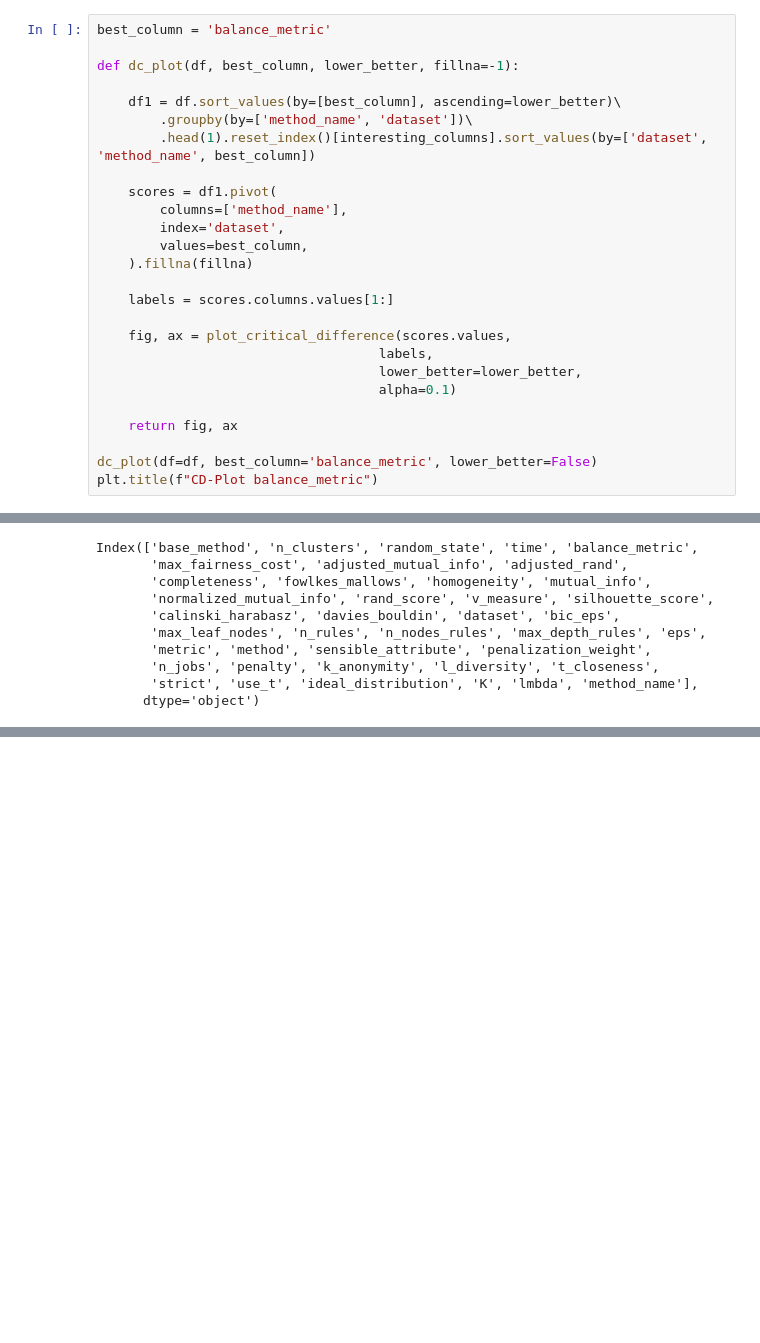
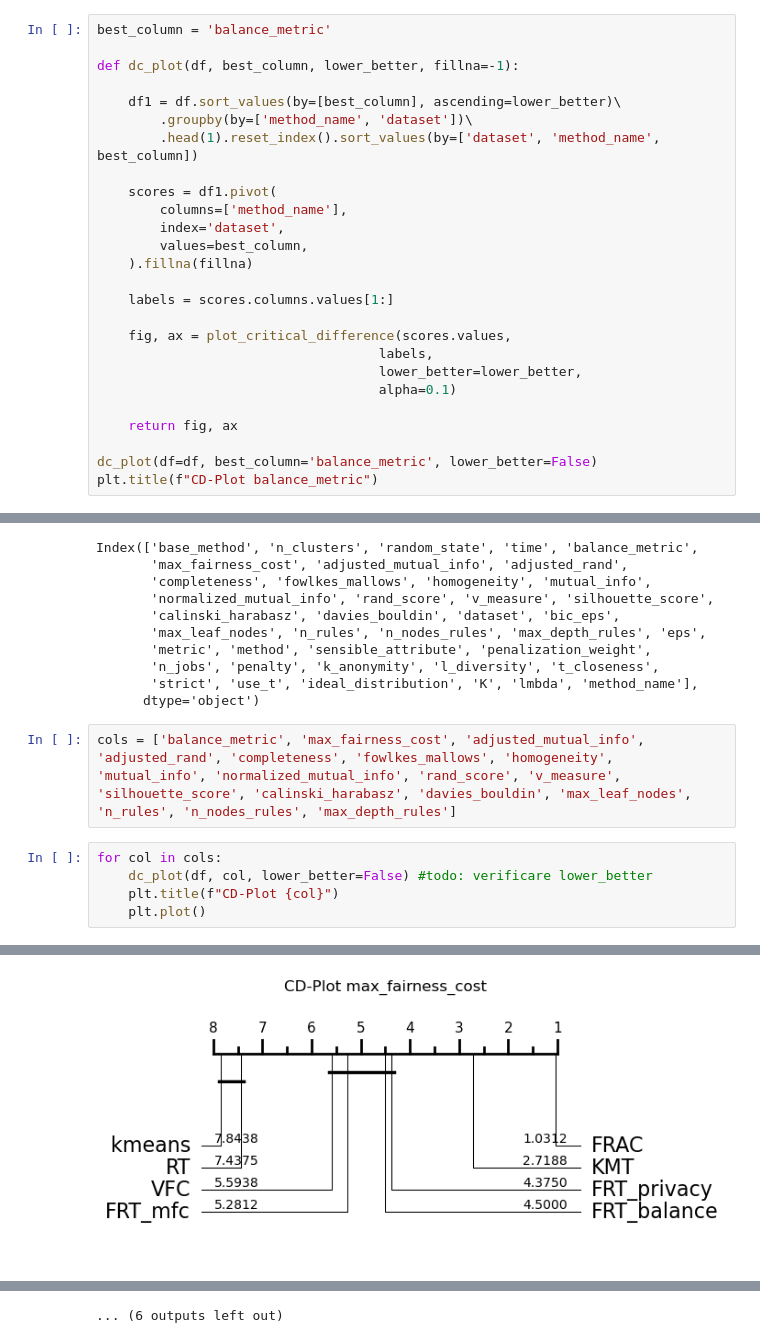
Before and after one commit to fismimosa/RuleTree, a Jupyter notebook: benchmark/Fair/Result Analysis.ipynb, the cells around one changed output, grey strips where cells are left out. Saved outputs shown, nothing was run; the diff lists cells and outputs as text; blank space fills up the shorter version.

```diff
--- a/benchmark/Fair/Result Analysis.ipynb
+++ b/benchmark/Fair/Result Analysis.ipynb
@@ -51,7 +51,7 @@ def dc_plot(df, best_column, lower_better, fillna=-1):
 
     df1 = df.sort_values(by=[best_column], ascending=lower_better)\
         .groupby(by=['method_name', 'dataset'])\
-        .head(1).reset_index()[interesting_columns].sort_values(by=['dataset', 'method_name', best_column])
+        .head(1).reset_index().sort_values(by=['dataset', 'method_name', best_column])
 
     scores = df1.pivot(
         columns=['method_name'],
@@ -104,3 +104,11 @@ Index(['base_method', 'n_clusters', 'random_state', 'time', 'balance_metric',
        'n_jobs', 'penalty', 'k_anonymity', 'l_diversity', 't_closeness',
        'strict', 'use_t', 'ideal_distribution', 'K', 'lmbda', 'method_name'],
       dtype='object')
+# %%
+cols = ['balance_metric', 'max_fairness_cost', 'adjusted_mutual_info', 'adjusted_rand', 'completeness', 'fowlkes_mallows', 'homogeneity', 'mutual_info', 'normalized_mutual_info', 'rand_score', 'v_measure', 'silhouette_score', 'calinski_harabasz', 'davies_bouldin', 'max_leaf_nodes', 'n_rules', 'n_nodes_rules', 'max_depth_rules']
+# %%
+for col in cols:
+    dc_plot(df, col, lower_better=False) #todo: verificare lower_better
+    plt.title(f"CD-Plot {col}")
+    plt.plot()
+# %% [output]
@@ -106,0 +116 @@ Index(['base_method', 'n_clusters', 'random_state', 'time', 'balance_metric',
+[figure, added]
@@ -106,0 +127 @@ Index(['base_method', 'n_clusters', 'random_state', 'time', 'balance_metric',
+... (6 outputs left out)
```
Also changed, not shown: parts of 1 cell of this notebook.
